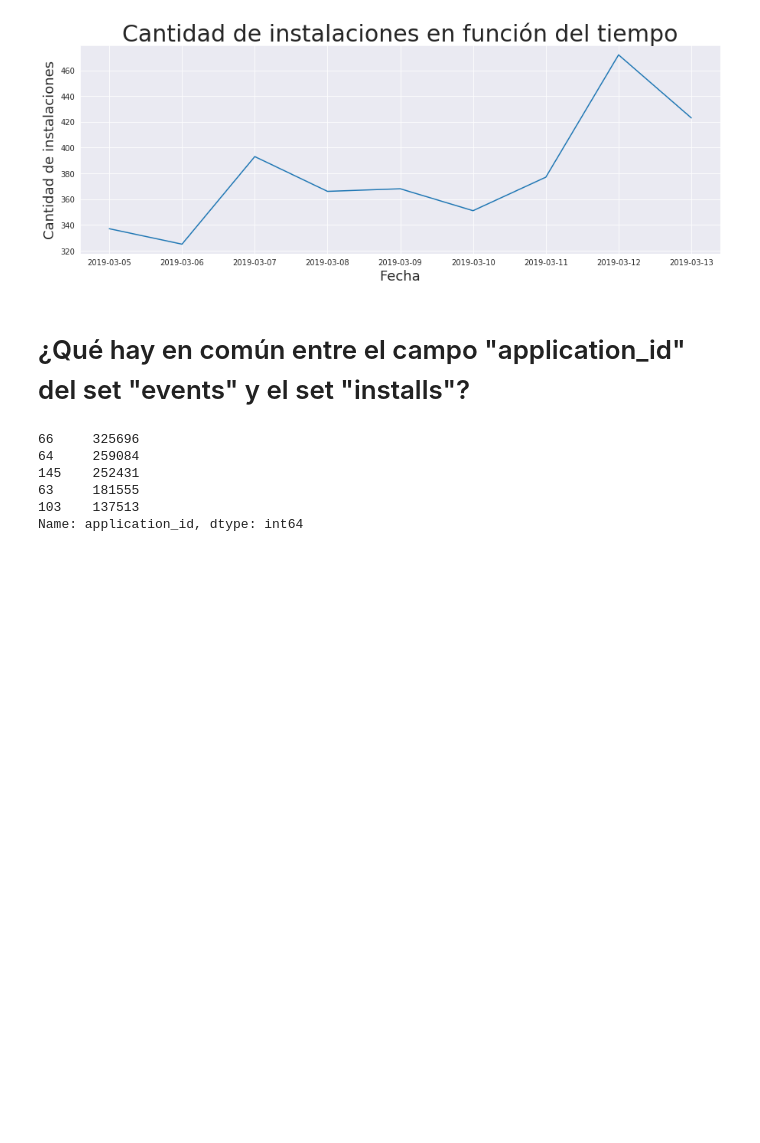
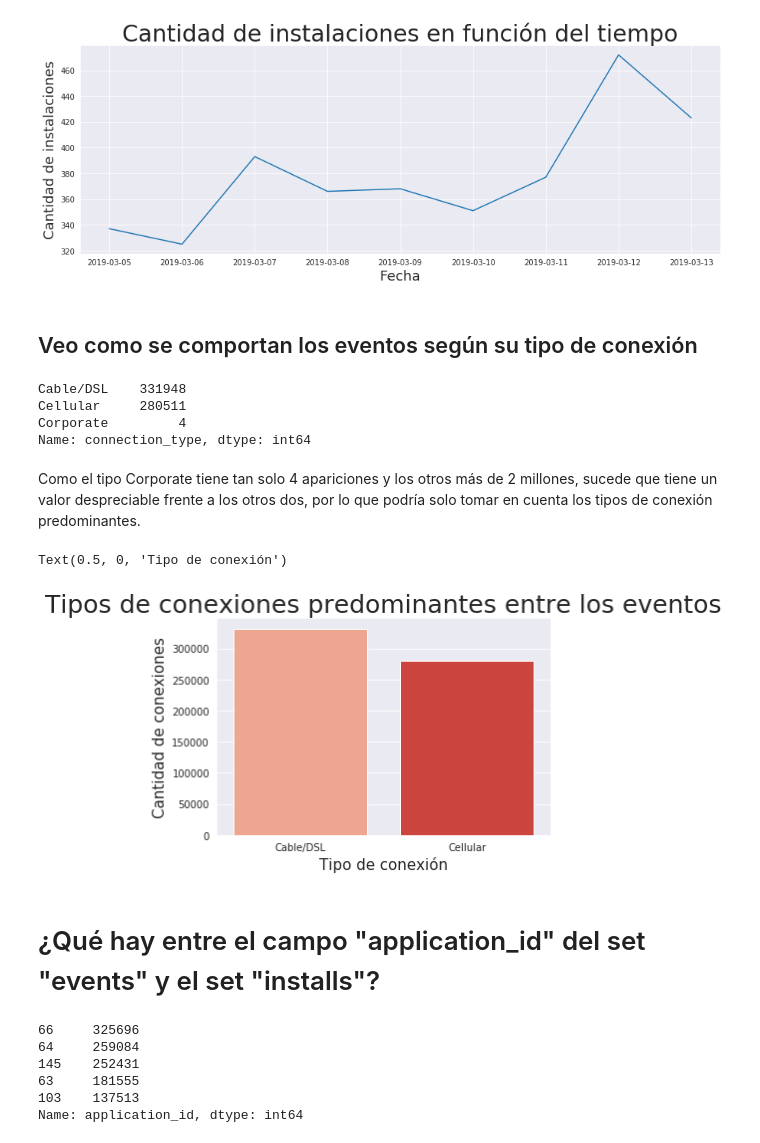
Before and after one commit to EscobarMariaSol/Organizacion-de-datos, a Jupyter notebook: TP1-Primeras-Pruebas.ipynb, the cells around one changed output. Drawn from its saved outputs; the diff is of its cells as text; code cells hidden in the pictures; blank space fills up the shorter version.

```diff
--- a/TP1-Primeras-Pruebas.ipynb
+++ b/TP1-Primeras-Pruebas.ipynb
@@ -338,6 +309,29 @@ plot1.set_ylabel("Cantidad de instalaciones", fontsize = 18)
 # %% [output]
 Text(0, 0.5, 'Cantidad de instalaciones')
 [figure]
+# %% [markdown]
+## Veo como se comportan los eventos según su tipo de conexión
+# %%
+## Catidad de eventos según el tipo de conexión
+conexiones = evts['connection_type'].value_counts()
+conexiones
+# %% [output]
+Cable/DSL    331948
+Cellular     280511
+Corporate         4
+Name: connection_type, dtype: int64
+# %%
+conexiones = conexiones.drop(labels = ['Corporate'], axis = 0)
+# %% [markdown]
+Como el tipo Corporate tiene tan solo 4 apariciones y los otros más de 2 millones, sucede que tiene un valor despreciable frente a los otros dos, por lo que podría solo tomar en cuenta los tipos de conexión predominantes.
+# %%
+grf = sns.barplot(x = conexiones.index, y = conexiones.values, orient = 'v', palette = 'Reds')
+grf.set_title("Tipos de conexiones predominantes entre los eventos", fontsize = 25)
+grf.set_ylabel("Cantidad de conexiones", fontsize = 15)
+grf.set_xlabel("Tipo de conexión", fontsize = 15)
+# %% [output]
+Text(0.5, 0, 'Tipo de conexión')
+[figure, added]
 # %% [markdown]
-# ¿Qué hay en común entre el campo "application_id" del set "events" y el set "installs"?
+# ¿Qué hay entre el campo "application_id" del set "events" y el set "installs"?
 # %%
```
Also changed, not shown: parts of 24 cells of this notebook.
